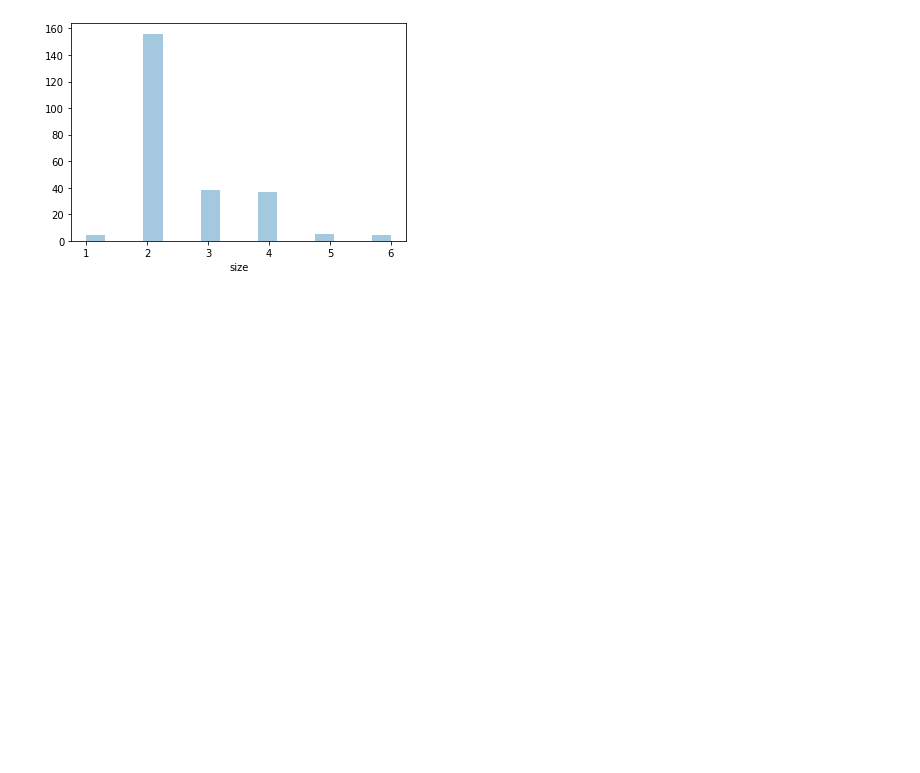
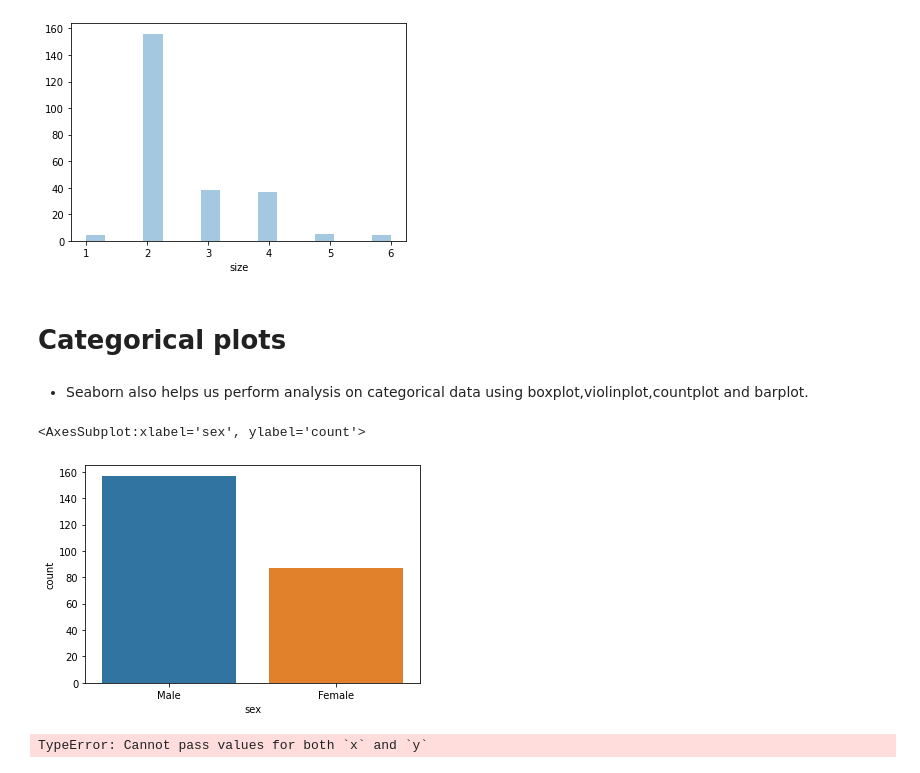
Before and after one commit to VishalSinghRana/ML, a Jupyter notebook: Seaborn.ipynb, the cells around one changed output. Cells and saved outputs as stored; diff of their text form; code cells hidden in the pictures; blank space fills up the shorter version.

```diff
--- a/Seaborn.ipynb
+++ b/Seaborn.ipynb
@@ -121,3 +121,22 @@ sns.distplot(df["size"],kde=False)
 # %% [output]
 <AxesSubplot:xlabel='size'>
 [figure]
+# %% [markdown]
+# Categorical plots
+# %% [markdown]
+- Seaborn also helps us perform analysis on categorical data using boxplot,violinplot,countplot and barplot.
+# %%
+# countplot
+
+sns.countplot("sex",data=df)
+
+# counts the number of male and female in df.
+# %% [output]
+<AxesSubplot:xlabel='sex', ylabel='count'>
+[figure, added]
+# %%
+sns.countplot(x="sex",y="smoker",data=df)
+
+# in count plot you can only pass values for either x or y, and not for both.
+# %% [output]
+TypeError: Cannot pass values for both `x` and `y`
```
Also changed, not shown: parts of 15 cells of this notebook.
